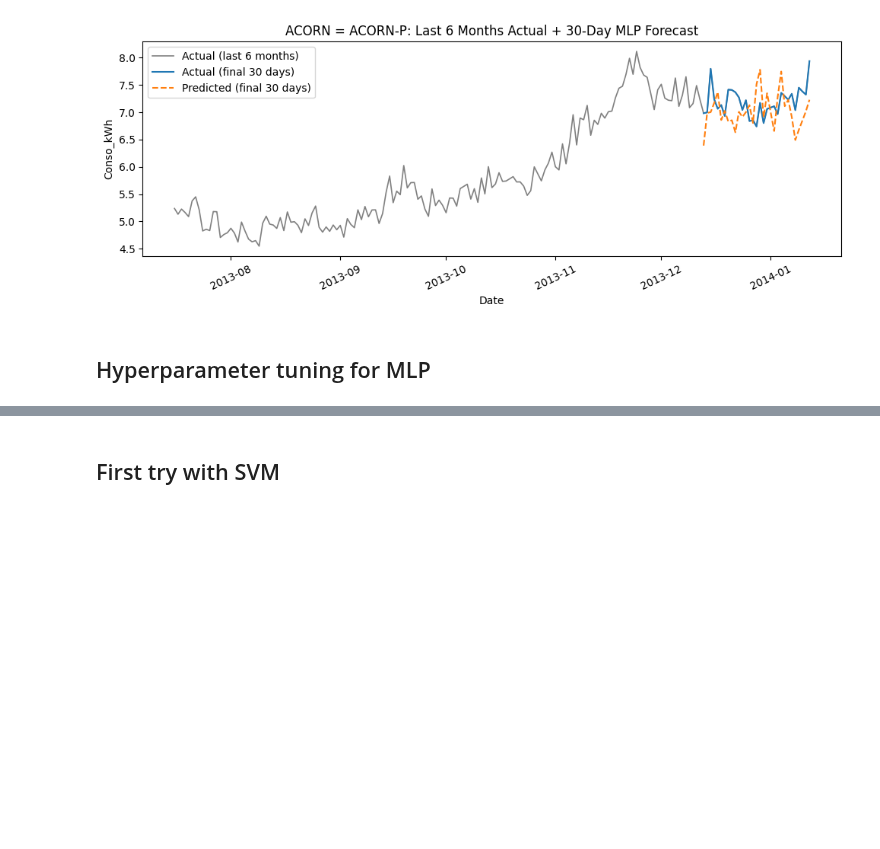
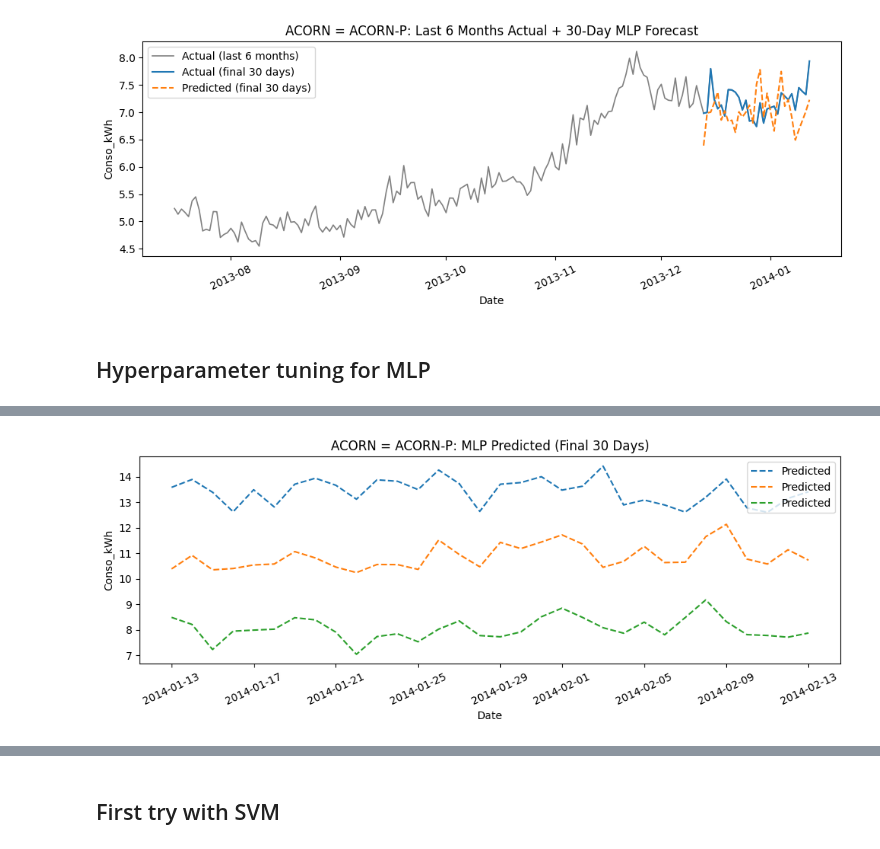
Before and after one commit to thiagonarcizo/Forecast-of-Electricity-Consumption, a Jupyter notebook: notebooks_alexsandro/04_modelisation_moyen_terme.ipynb, the cells around one changed output, grey strips where cells are left out. Drawn from its saved outputs; the diff is of its cells as text; code cells hidden in the pictures; blank space fills up the shorter version.

```diff
--- a/notebooks_alexsandro/04_modelisation_moyen_terme.ipynb
+++ b/notebooks_alexsandro/04_modelisation_moyen_terme.ipynb
@@ -574,0 +593,27 @@ for acorn_label, info in results.items():
+# %%
+# Cyclical
+def create_features(weather_df, consumption_df):
+    df = pd.merge(weather_df, consumption_df, left_on='time', right_on='Date').drop(columns='time').reset_index(drop=True)
+    df["dayofweek"] = df["Date"].dt.dayofweek
+    df["month"]     = df["Date"].dt.month
+    df["dayofyear"] = df["Date"].dt.dayofyear
+    holidays = pd.read_csv(r'..\data\00_raw\uk_bank_holidays.csv')
+    holidays = pd.to_datetime(holidays['Bank holidays'])
+    df['is_holiday'] = df['Date'].dt.date.isin(holidays.dt.date)
+    df['dayofweek_sin'] = np.sin(2 * np.pi * df['dayofweek'] / 7)
+    df['dayofweek_cos'] = np.cos(2 * np.pi * df['dayofweek'] / 7)
+    df['month_sin'] = np.sin(2 * np.pi * df['month'] / 12)
+    df['month_cos'] = np.cos(2 * np.pi * df['month'] / 12)
+    df['dayofyear_sin'] = np.sin(2 * np.pi * df['dayofyear'] / 365)
+    df['dayofyear_cos'] = np.cos(2 * np.pi * df['dayofyear'] / 365)
+    df['is_weekend'] = (df['Date'].dt.dayofweek >= 5).astype(int)
+
+    return df
+# %%
+pred_df = create_features(weather_daily, pred_cons)
+# %%
+for acorn_label in pred_cons.Acorn.unique():
+    pred_acorn = pred_df[pred_df.Acorn == acorn_label].sort_values(by='Date').drop(columns='Date')
+    pred_acorn = pred_acorn.drop(columns=['Acorn', 'Conso_kWh_predict'])
+    indexes = pred_cons[pred_cons.Acorn == acorn_label].index
+    pred_cons.loc[indexes, 'Conso_kWh_predict'] = results[acorn_label]['pipeline'].predict(pred_acorn)
@@ -574,0 +622,19 @@ for acorn_label, info in results.items():
+# %%
+plt.figure(figsize=(10, 4))
+for acorn_label, info in results.items():
+    plt.plot(
+        pred_cons[pred_cons.Acorn == acorn_label]["Date"],
+        pred_cons[pred_cons.Acorn == acorn_label]["Conso_kWh_predict"],
+        linestyle="--",
+        label="Predicted",
+        linewidth=1.5
+    )
+plt.xlabel("Date")
+plt.ylabel("Conso_kWh")
+plt.title(f"ACORN = {acorn_label}: MLP Predicted (Final 30 Days)")
+plt.legend()
+plt.xticks(rotation=25)
+plt.tight_layout()
+plt.show()
+# %% [output]
+[figure, added]
```
Also changed, not shown: parts of 11 cells of this notebook, 1 other file.
